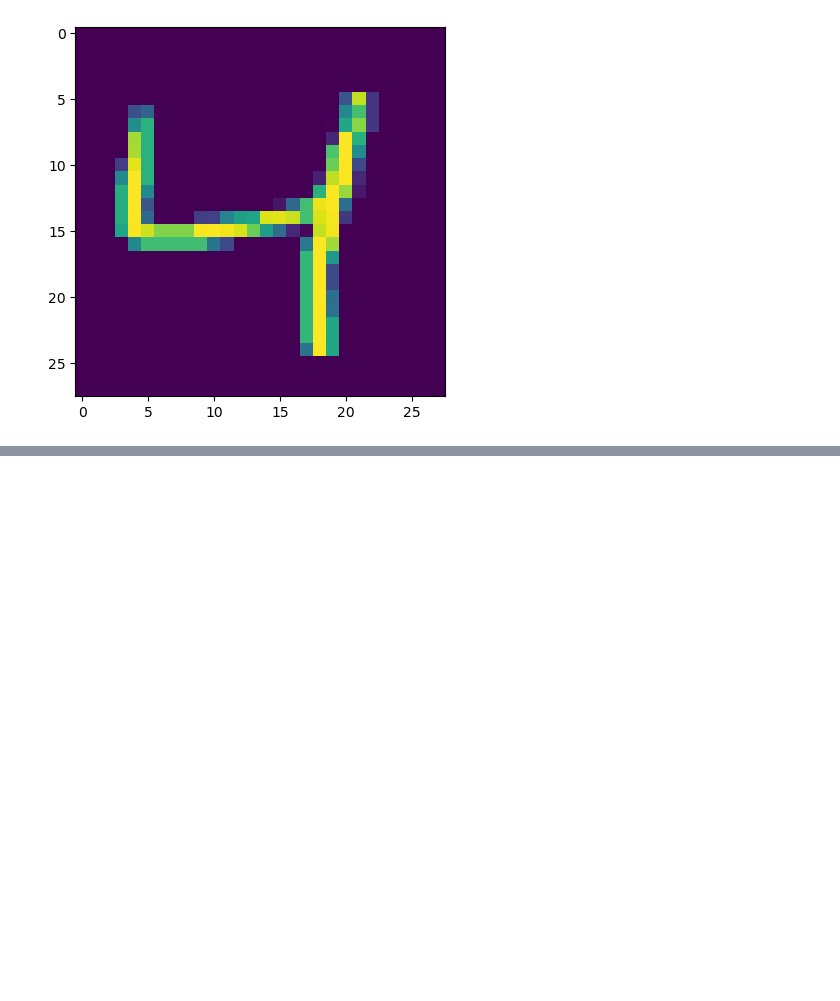
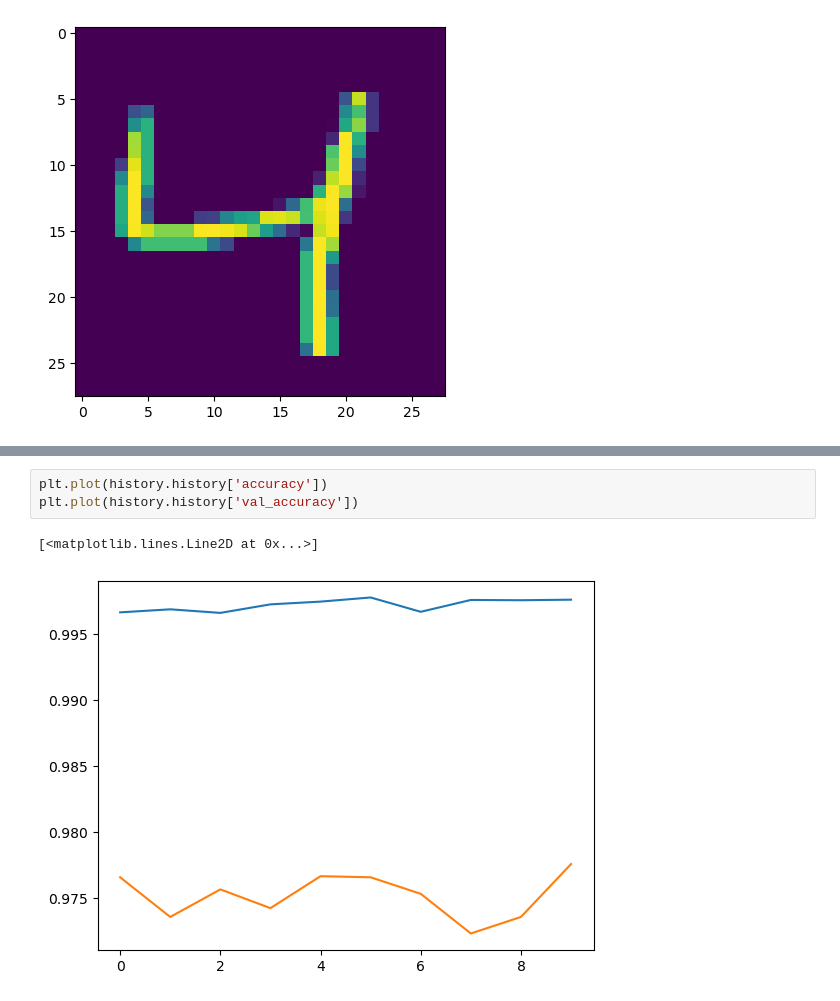
Before and after one commit to sanjogbhalla16/DL-CampusX, a Jupyter notebook: Day6-MNIST-Multi-Class-Classification-CampusX.ipynb, the cells around one changed output, grey strips where cells are left out. Cells and saved outputs as stored; diff of their text form; blank space fills up the shorter version.

```diff
--- a/Day6-MNIST-Multi-Class-Classification-CampusX.ipynb
+++ b/Day6-MNIST-Multi-Class-Classification-CampusX.ipynb
@@ -48,0 +158,6 @@ plt.imshow(X_train[2])
+# %%
+plt.plot(history.history['accuracy'])
+plt.plot(history.history['val_accuracy'])
+# %% [output]
+[<matplotlib.lines.Line2D at 0x...>]
+[figure, added]
```
Also changed, not shown: parts of 16 cells of this notebook.
